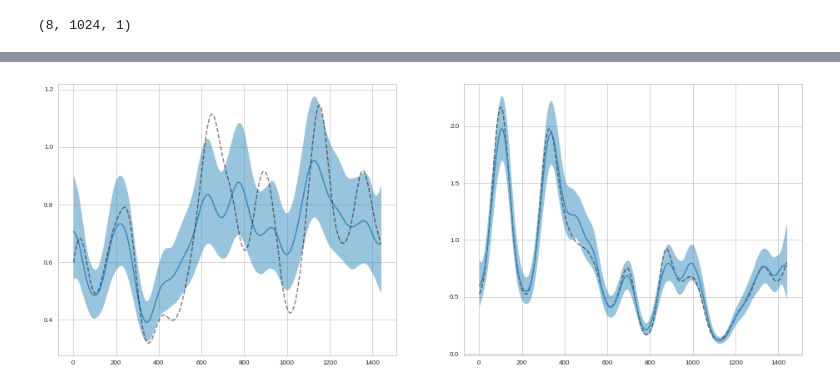
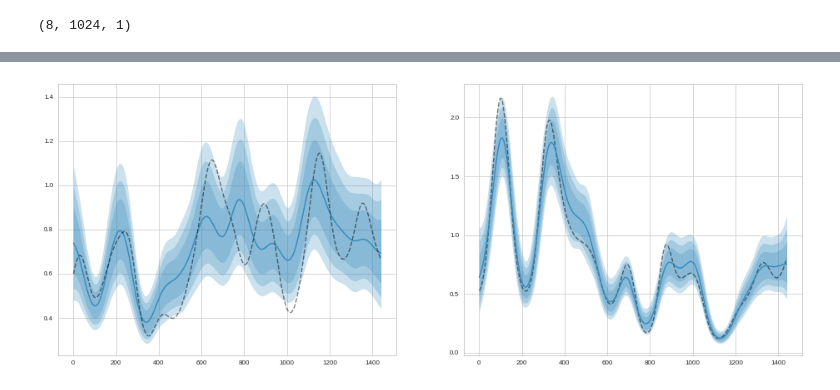
Before and after one commit to ctorney/vi-nsgp, a Jupyter notebook: synthetic-inference/inference.ipynb, the cells around one changed output, grey strips where cells are left out. Drawn from its saved outputs; the diff is of its cells as text; code cells hidden in the pictures.

```diff
--- a/synthetic-inference/inference.ipynb
+++ b/synthetic-inference/inference.ipynb
@@ -310,12 +108,14 @@ for d in dataset:
 # %% [output]
 (8, 1024, 1)
 # %%
+## set up the kernels and model
+
 kernel_len_a = tfp.util.TransformedVariable(2.0, tfb.Softplus(),dtype=tf.float64, name='k_len_a',trainable=True)
-kernel_len_l = tfp.util.TransformedVariable(30.0,tfb.Softplus(),dtype=tf.float64, name='k_len_l',trainable=True)
+kernel_len_l = tfp.util.TransformedVariable(30.0,tfb.Chain([tfb.Scale(np.float64(60.)),tfb.Softplus()]),dtype=tf.float64, name='k_len_l',trainable=True)
 
 # amplitude kernel parameters, lower levels
 kernel_amp_a = tfp.util.TransformedVariable(2.0, tfb.Softplus(), dtype=tf.float64, name='k_amp_a',trainable=True)
-kernel_amp_l = tfp.util.TransformedVariable(30.0,tfb.Softplus(), dtype=tf.float64, name='k_amp_l',trainable=True)
+kernel_amp_l = tfp.util.TransformedVariable(30.0,tfb.Chain([tfb.Scale(np.float64(60.)),tfb.Softplus()]), dtype=tf.float64, name='k_amp_l',trainable=True)
 
     #kernels on the second layer
 kernel_len = tfk.ExponentiatedQuadratic(kernel_len_a,kernel_len_l)
@@ -444,33 +139,37 @@ len_std = len_var[:,0].numpy()**0.5
 
 
 
 amp_mean, amp_var = vgp.get_amp_cond(ZZ[None,...],full_cov=False)
 amp_mean = amp_mean[0,:,0].numpy()
 amp_std = amp_var[:,0].numpy()**0.5
 
 
 # for i in range(S):
 #     plt.plot(ZZ,len_vals[i],color='C0',alpha=0.01)
 # #plt.plot(T,true_len,'.',markersize=1,color='blue')
 # plt.plot(vgp.len_inducing_index_points.numpy(), np.ones_like(vgp.len_inducing_index_points.numpy()),'o')
 
 
 f, (ax1, ax2) = plt.subplots(1, 2,figsize=(16,6))
 
 
 ax1.plot(ZZ,tf.math.softplus(vgp.mean_len + len_mean),color='C1')
 
-ax1.fill_between(ZZ[:,0],tf.math.softplus(vgp.mean_len + len_mean - 1.96*len_std),tf.math.softplus(vgp.mean_len + len_mean + 1.96*len_std),color='C1',alpha=0.5)
+ax1.fill_between(ZZ[:,0],tf.math.softplus(vgp.mean_len + len_mean - 1.28*len_std),tf.math.softplus(vgp.mean_len + len_mean + 1.28*len_std),color='C1',alpha=0.25)
+ax1.fill_between(ZZ[:,0],tf.math.softplus(vgp.mean_len + len_mean - 1.96*len_std),tf.math.softplus(vgp.mean_len + len_mean + 1.96*len_std),color='C1',alpha=0.25)
+ax1.fill_between(ZZ[:,0],tf.math.softplus(vgp.mean_len + len_mean - 2.58*len_std),tf.math.softplus(vgp.mean_len + len_mean + 2.58*len_std),color='C1',alpha=0.25)
 #ax1.plot(T,true_len,'.',markersize=1,color='red')
 ax1.plot(T[:8192],true_len[:8192],'--',markersize=1,color='k',alpha=0.5)
 
 
 ax2.plot(T[:8192],true_var[:8192],'--',markersize=1,color='k',alpha=0.5)
 ax2.plot(ZZ,tf.math.softplus(vgp.mean_amp + amp_mean),color='C1')
 
-ax2.fill_between(ZZ[:,0],tf.math.softplus(vgp.mean_amp + amp_mean - 1.96*amp_std),tf.math.softplus(vgp.mean_amp + amp_mean + 1.96*amp_std),color='C1',alpha=0.5)
+ax2.fill_between(ZZ[:,0],tf.math.softplus(vgp.mean_amp + amp_mean - 1.28*amp_std),tf.math.softplus(vgp.mean_amp + amp_mean + 1.28*amp_std),color='C1',alpha=0.25)
+ax2.fill_between(ZZ[:,0],tf.math.softplus(vgp.mean_amp + amp_mean - 1.96*amp_std),tf.math.softplus(vgp.mean_amp + amp_mean + 1.96*amp_std),color='C1',alpha=0.25)
+ax2.fill_between(ZZ[:,0],tf.math.softplus(vgp.mean_amp + amp_mean - 2.58*amp_std),tf.math.softplus(vgp.mean_amp + amp_mean + 2.58*amp_std),color='C1',alpha=0.25)
 
 plt.show()
 # plt.plot(ZZ,tf.math.softplus(vgp.mean_amp + amp_mean[0]+amp_var[:,0]**0.5),co
 # %% [output]
-[figure, old version]
+[figure, new version]
```
Also changed, not shown: parts of 26 cells of this notebook.
